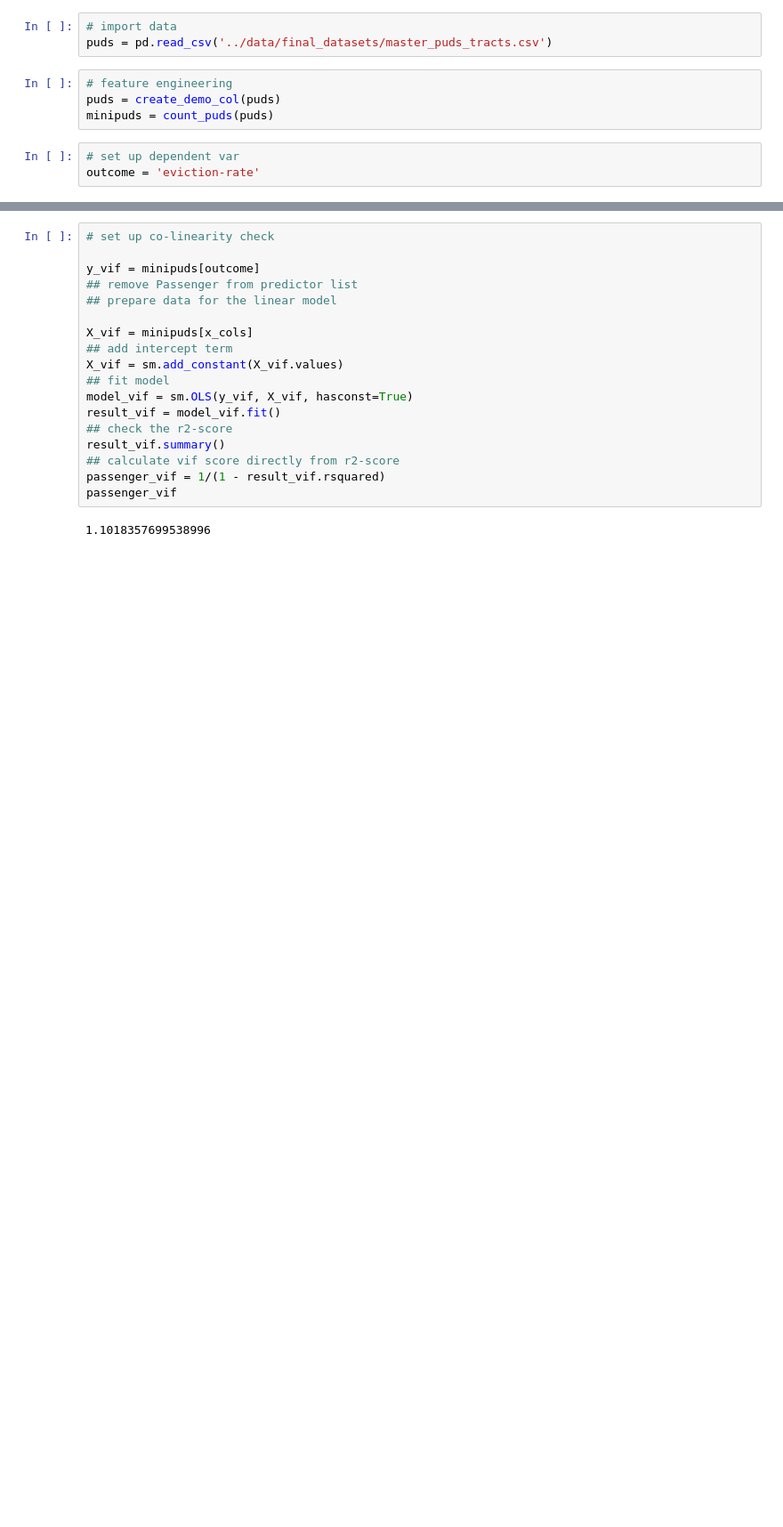
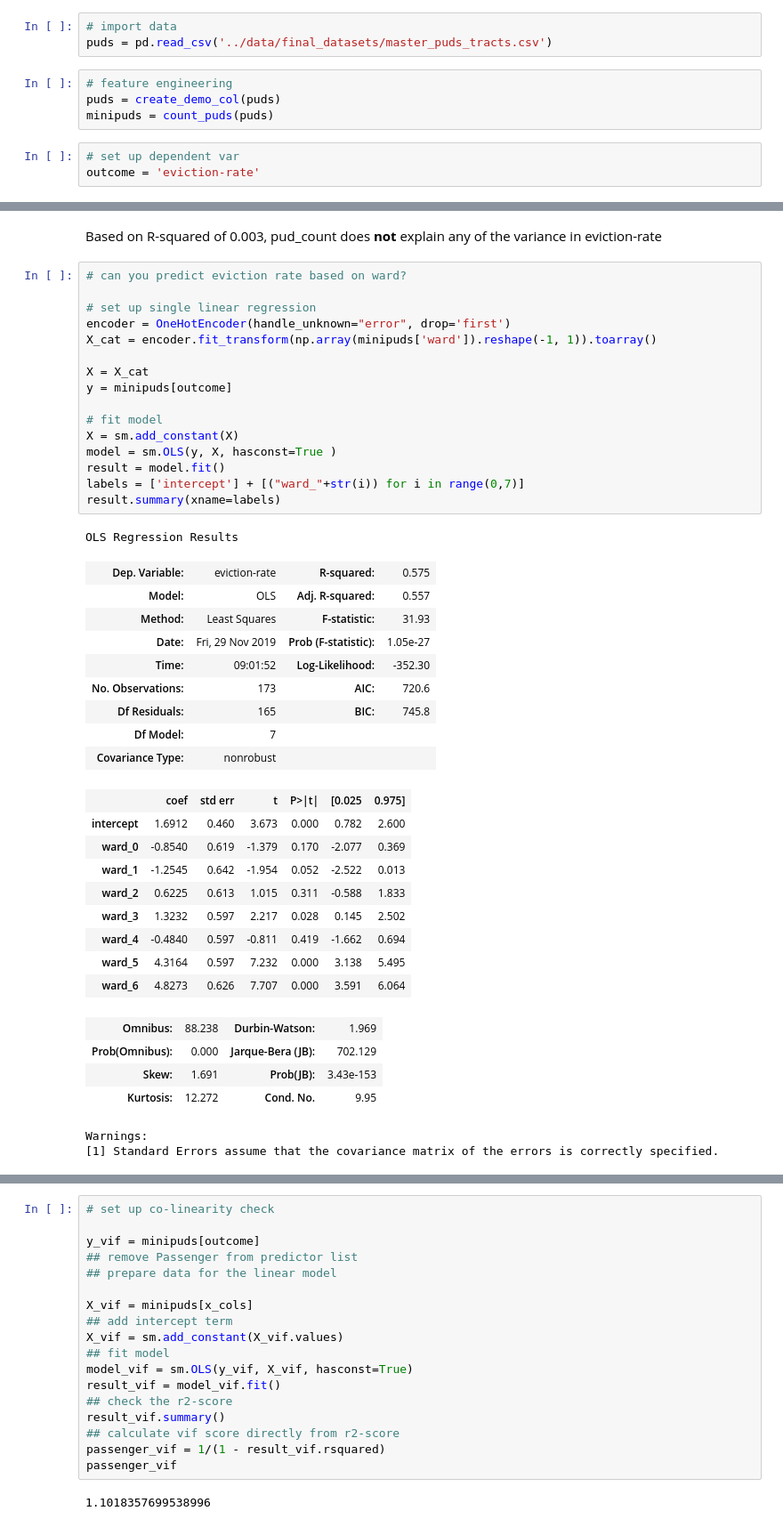
Before and after one commit to NicoleJaneway/dc-eviction-regression, a Jupyter notebook: notebooks/feature_selection.ipynb, the cells around one changed output, grey strips where cells are left out. Shown at 89% size. Drawn from its saved outputs; the diff is of its cells as text; blank space fills up the shorter version.

```diff
--- a/notebooks/feature_selection.ipynb
+++ b/notebooks/feature_selection.ipynb
@@ -55,4 +58,48 @@ OLS Regression Results
 | Kurtosis: | 3.937 | Cond. No. | 3.82 |
 Warnings:
 [1] Standard Errors assume that the covariance matrix of the errors is correctly specified.
+# %% [markdown]
+Based on R-squared of 0.003, pud_count does **not** explain any of the variance in eviction-rate
+# %%
+# can you predict eviction rate based on ward?
+
+# set up single linear regression
+encoder = OneHotEncoder(handle_unknown="error", drop='first')
+X_cat = encoder.fit_transform(np.array(minipuds['ward']).reshape(-1, 1)).toarray()
+
+X = X_cat
+y = minipuds[outcome]
+
+# fit model
+X = sm.add_constant(X)
+model = sm.OLS(y, X, hasconst=True )
+result = model.fit()
+labels = ['intercept'] + [("ward_"+str(i)) for i in range(0,7)]
+result.summary(xname=labels)
+# %% [output]
+OLS Regression Results
+| Dep. Variable: | eviction-rate | R-squared: | 0.575 |
+| Model: | OLS | Adj. R-squared: | 0.557 |
+| Method: | Least Squares | F-statistic: | 31.93 |
+| Date: | Fri, 29 Nov 2019 | Prob (F-statistic): | 1.05e-27 |
+| Time: | 09:01:52 | Log-Likelihood: | -352.30 |
+| No. Observations: | 173 | AIC: | 720.6 |
+| Df Residuals: | 165 | BIC: | 745.8 |
+| Df Model: | 7 |  |  |
+| Covariance Type: | nonrobust |  |  |
+|  | coef | std err | t | P>|t| | [0.025 | 0.975] |
+| intercept | 1.6912 | 0.460 | 3.673 | 0.000 | 0.782 | 2.600 |
+| ward_0 | -0.8540 | 0.619 | -1.379 | 0.170 | -2.077 | 0.369 |
+| ward_1 | -1.2545 | 0.642 | -1.954 | 0.052 | -2.522 | 0.013 |
+| ward_2 | 0.6225 | 0.613 | 1.015 | 0.311 | -0.588 | 1.833 |
+| ward_3 | 1.3232 | 0.597 | 2.217 | 0.028 | 0.145 | 2.502 |
+| ward_4 | -0.4840 | 0.597 | -0.811 | 0.419 | -1.662 | 0.694 |
+| ward_5 | 4.3164 | 0.597 | 7.232 | 0.000 | 3.138 | 5.495 |
+| ward_6 | 4.8273 | 0.626 | 7.707 | 0.000 | 3.591 | 6.064 |
+| Omnibus: | 88.238 | Durbin-Watson: | 1.969 |
+| Prob(Omnibus): | 0.000 | Jarque-Bera (JB): | 702.129 |
+| Skew: | 1.691 | Prob(JB): | 3.43e-153 |
+| Kurtosis: | 12.272 | Cond. No. | 9.95 |
+Warnings:
+[1] Standard Errors assume that the covariance matrix of the errors is correctly specified.
 # %%
```
Also changed, not shown: parts of 8 cells of this notebook, 1 other file.
